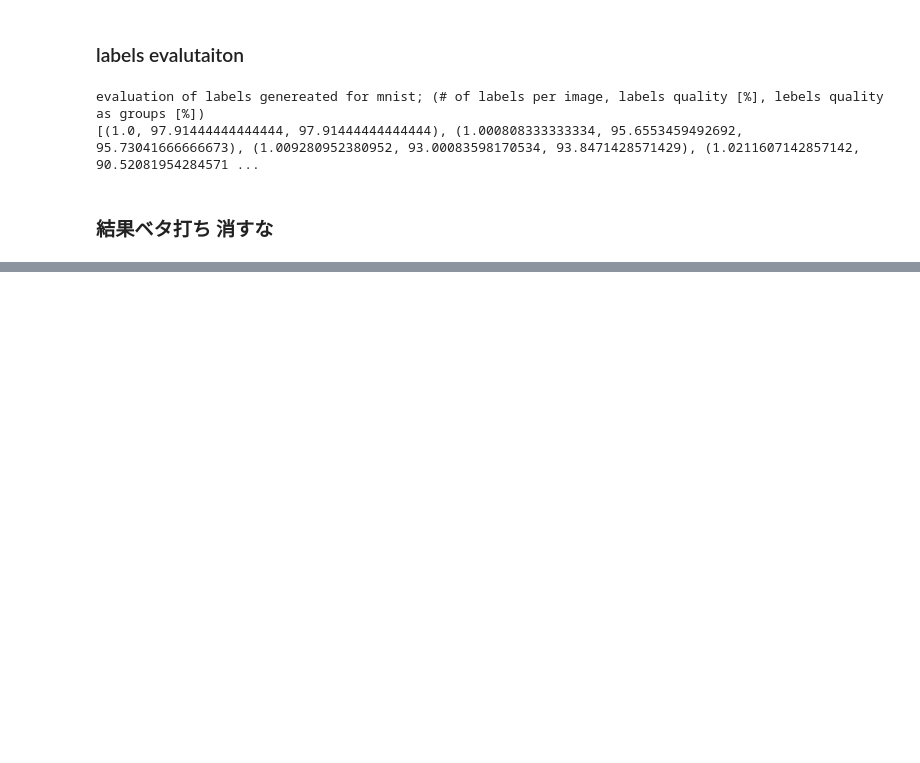
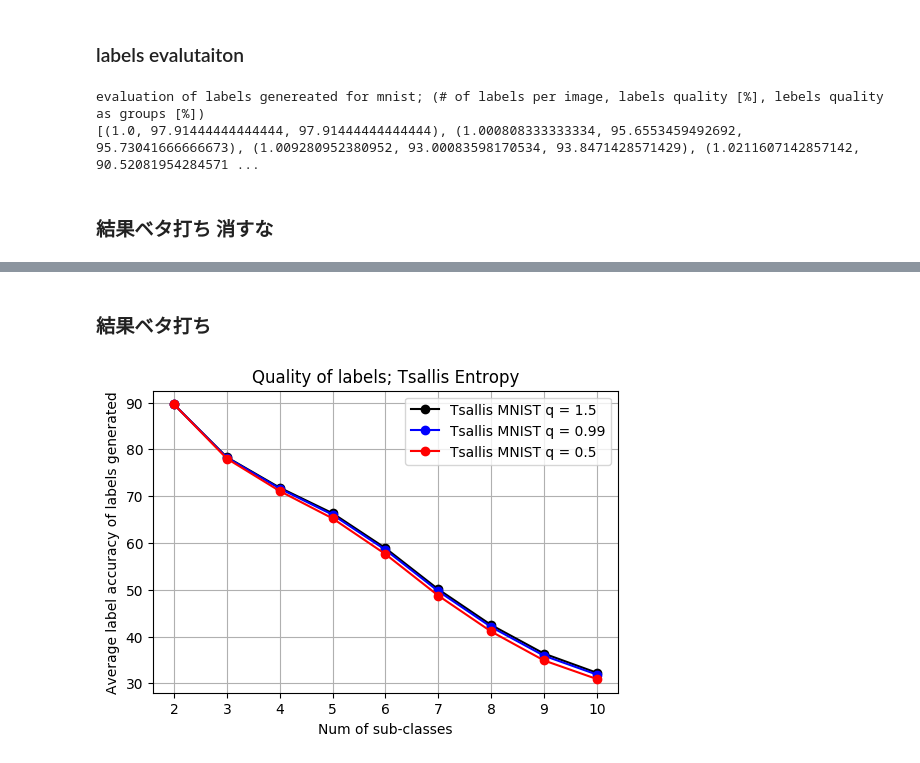
Before and after one commit to 1W1521375/entropy_labelling, a Jupyter notebook: final_experiments/looped-subclasses_tsallis.ipynb, the cells around one changed output, grey strips where cells are left out. Drawn from its saved outputs; the diff is of its cells as text; code cells hidden in the pictures; blank space fills up the shorter version.

```diff
--- a/final_experiments/looped-subclasses_tsallis.ipynb
+++ b/final_experiments/looped-subclasses_tsallis.ipynb
@@ -440,0 +478,2 @@ a = 1
+# %% [markdown]
+### 結果ベタ打ち
@@ -440,0 +494,13 @@ a = 1
+# %%
+plt.figure(dpi = 100)
+plt.title("Quality of labels; Tsallis Entropy")
+plt.plot([i for i in range(2, 11)], lqual_mnist4, marker = "o", color = "k", label = "Tsallis MNIST q = 1.5")
+plt.plot([i for i in range(2, 11)], lqual_mnist5, marker = "o", color = "b", label = "Tsallis MNIST q = 0.99")
+plt.plot([i for i in range(2, 11)], lqual_mnist6, marker = "o", color = "r", label = "Tsallis MNIST q = 0.5")
+plt.xlabel("Num of sub-classes")
+plt.ylabel("Average label accuracy of labels generated")
+plt.legend(loc = "best")
+plt.grid(True)
+plt.savefig("tsallis_labels-acc_train10.pdf")
+# %% [output]
+[figure, added]
```
Also changed, not shown: parts of 10 cells of this notebook, 1 other file.
